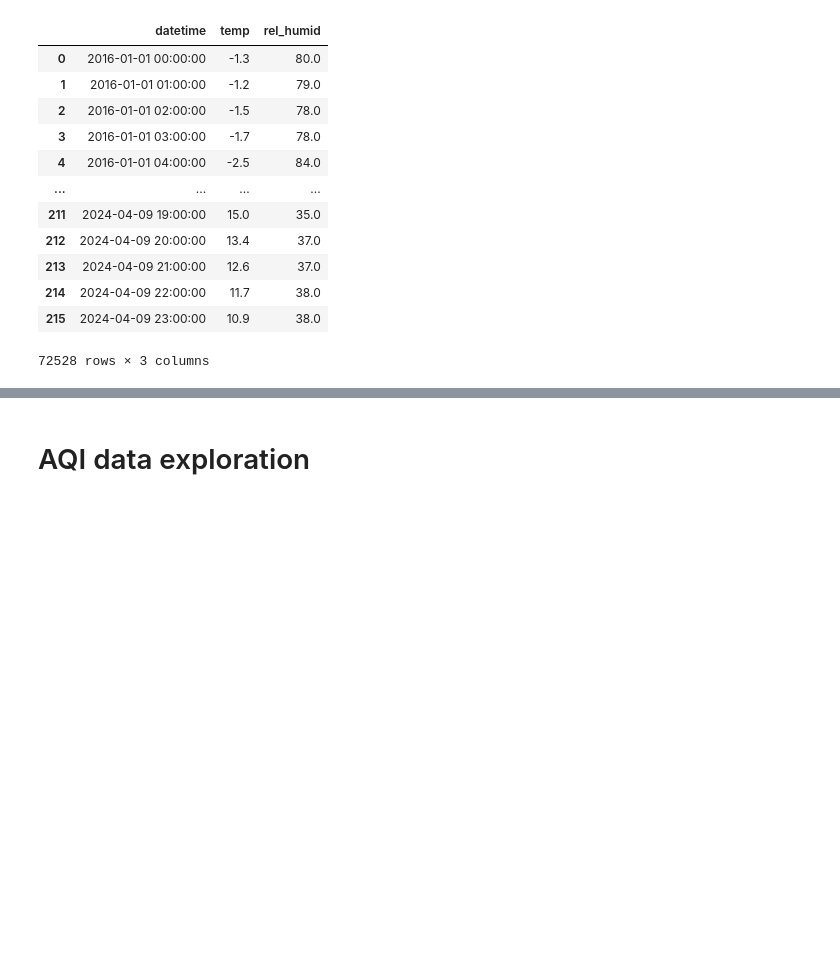
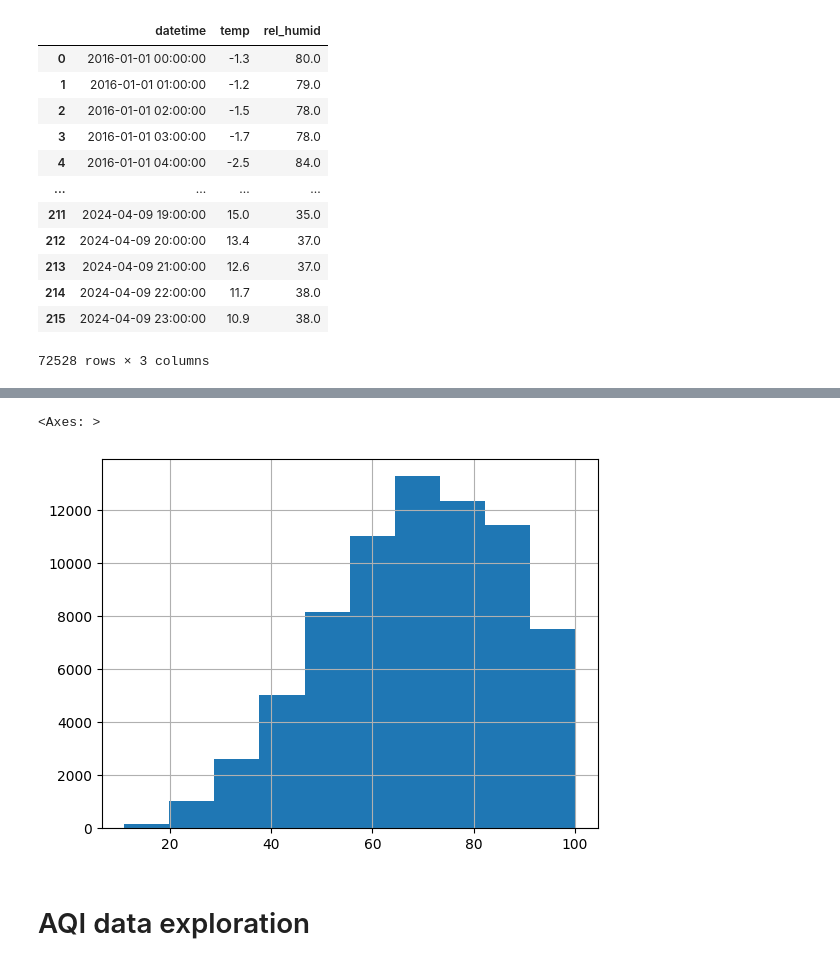
Before and after one commit to Magellol/montreal-aqi-predictions, a Jupyter notebook: index.ipynb, the cells around one changed output, grey strips where cells are left out. Saved outputs shown, nothing was run; the diff lists cells and outputs as text; code cells hidden in the pictures; blank space fills up the shorter version.

```diff
--- a/index.ipynb
+++ b/index.ipynb
@@ -198,3 +219,8 @@ weather_df
+# %%
+weather_df['rel_humid'].hist()
+# %% [output]
+<Axes: >
+[figure, added]
 # %% [markdown]
 # AQI data exploration
 # %%
```
Also changed, not shown: parts of 3 cells of this notebook.
